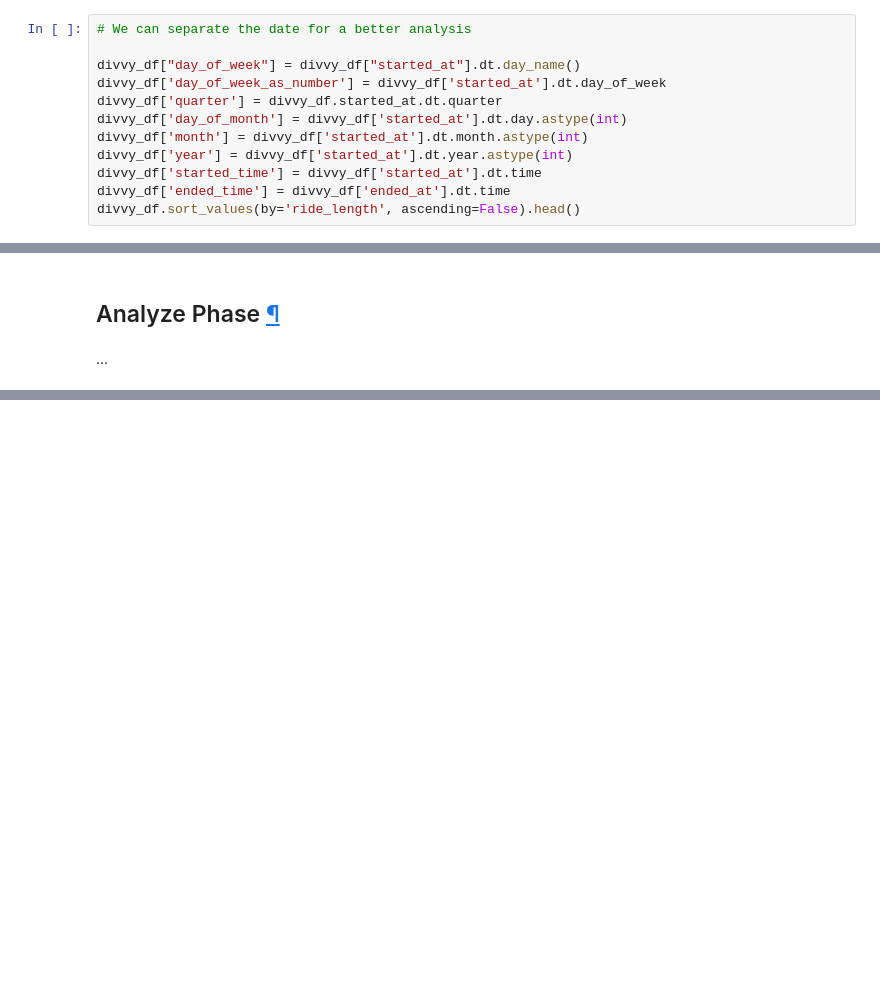
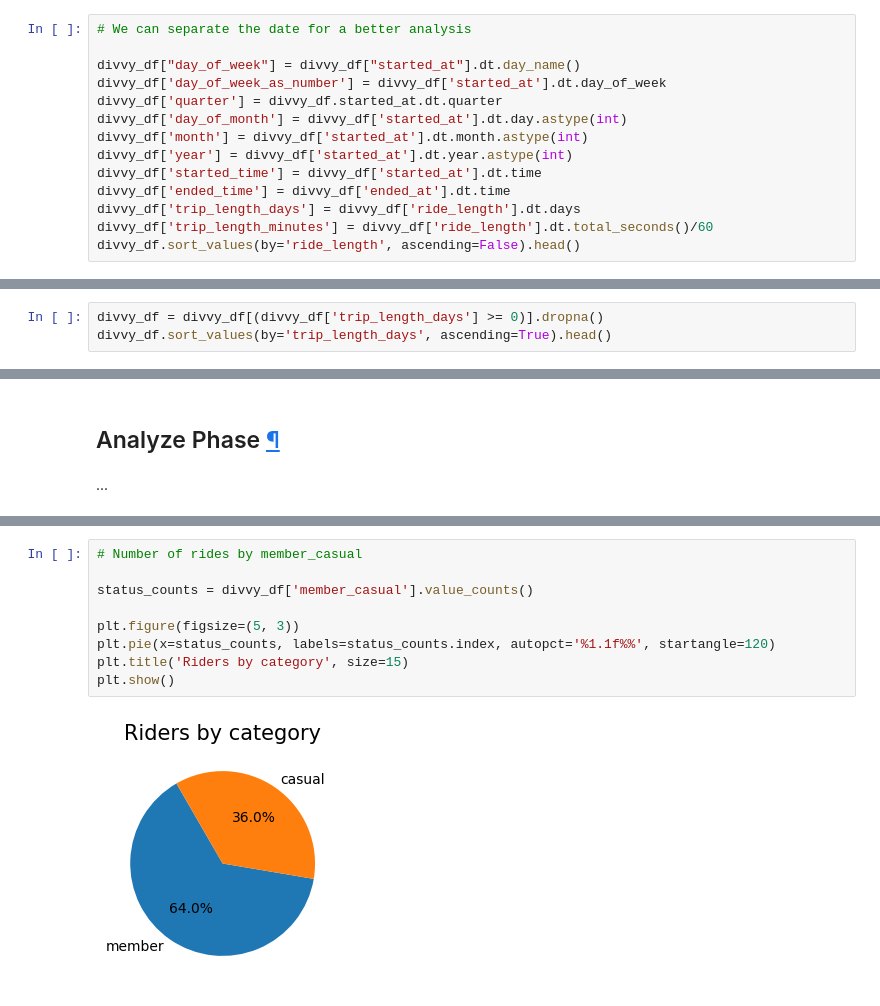
Before and after one commit to baguilar6174/data-analysis-cyclisticBike, a Jupyter notebook: notebook.ipynb, the cells around one changed output, grey strips where cells are left out. Drawn from its saved outputs; the diff is of its cells as text; blank space fills up the shorter version.

```diff
--- a/notebook.ipynb
+++ b/notebook.ipynb
@@ -353,6 +356,8 @@ divvy_df['month'] = divvy_df['started_at'].dt.month.astype(int)
 divvy_df['year'] = divvy_df['started_at'].dt.year.astype(int)
 divvy_df['started_time'] = divvy_df['started_at'].dt.time
 divvy_df['ended_time'] = divvy_df['ended_at'].dt.time
+divvy_df['trip_length_days'] = divvy_df['ride_length'].dt.days
+divvy_df['trip_length_minutes'] = divvy_df['ride_length'].dt.total_seconds()/60
 divvy_df.sort_values(by='ride_length', ascending=False).head()
 # %% [output]
 |  | ride_id | rideable_type | started_at | ended_at | start_lat | start_lng | member_casual | ride_length | ... |
@@ -382,0 +398,3 @@ divvy_df.sort_values(by='ride_length', ascending=False).head()
+# %%
+divvy_df = divvy_df[(divvy_df['trip_length_days'] >= 0)].dropna()
+divvy_df.sort_values(by='trip_length_days', ascending=True).head()
@@ -391,0 +438,11 @@ divvy_df.sort_values(by='ride_length', ascending=False).head()
+# %%
+# Number of rides by member_casual
+
+status_counts = divvy_df['member_casual'].value_counts()
+
+plt.figure(figsize=(5, 3))
+plt.pie(x=status_counts, labels=status_counts.index, autopct='%1.1f%%', startangle=120)
+plt.title('Riders by category', size=15)
+plt.show()
+# %% [output]
+[figure, added]
```
Also changed, not shown: parts of 32 cells of this notebook.
